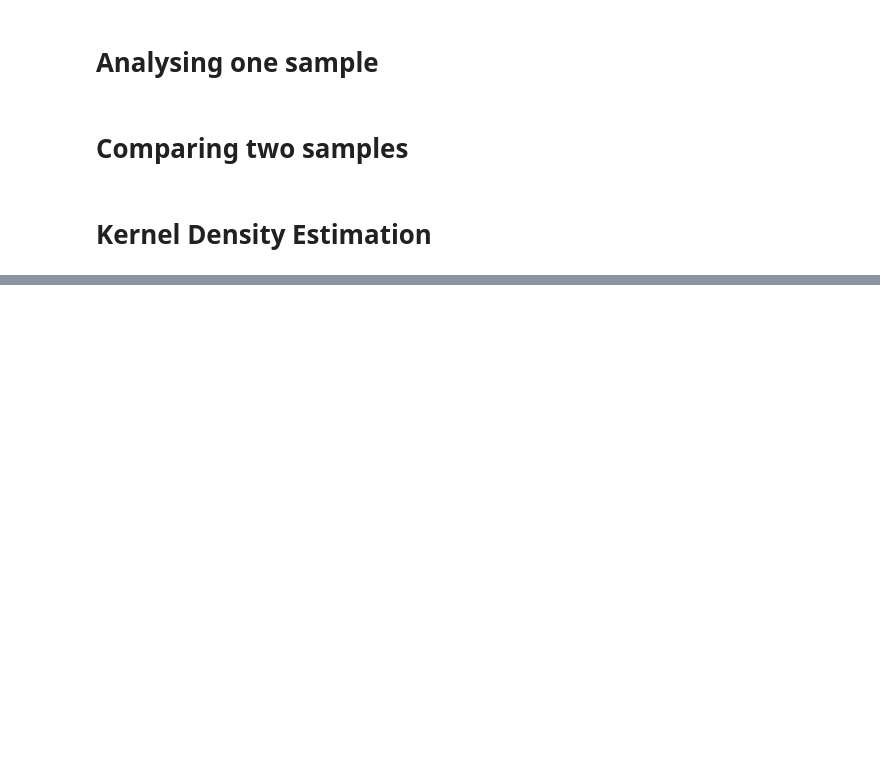
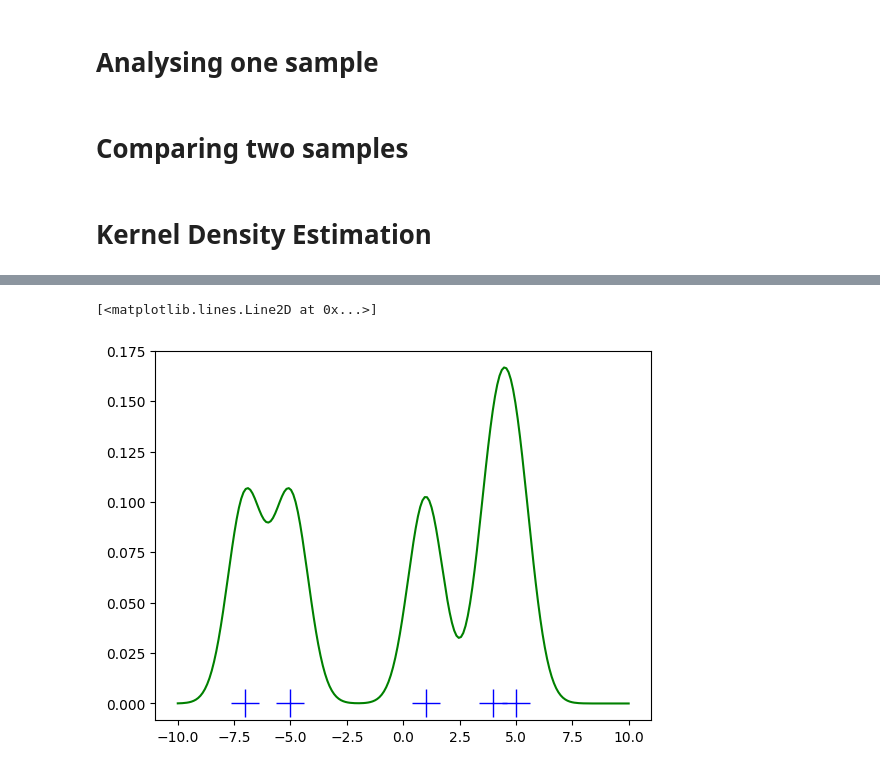
Before and after one commit to miguel-conde/explo_py, a Jupyter notebook: PYTHON/notebooks/SCIPY/random_variables.ipynb, the cells around one changed output, grey strips where cells are left out. Drawn from its saved outputs; the diff is of its cells as text; code cells hidden in the pictures; blank space fills up the shorter version.

```diff
--- a/PYTHON/notebooks/SCIPY/random_variables.ipynb
+++ b/PYTHON/notebooks/SCIPY/random_variables.ipynb
@@ -271,0 +290,14 @@ plt.show()
+# %%
+def my_kde_bandwidth(obj,fac=1./5):
+    """We use Scott's Rule, multiplied by a constant factor."""
+    return np.power(obj.n,-1./(obj.d+4))*fac
+
+fig=plt.figure()
+ax=fig.add_subplot(111)
+ax.plot(x1,np.zeros(x1.shape),'b+',ms=20) #rugplot
+
+kde3=stats.gaussian_kde(x1,bw_method=my_kde_bandwidth)
+ax.plot(x_eval,kde3(x_eval),'g-',label="WithsmallerBW")
+# %% [output]
+[<matplotlib.lines.Line2D at 0x...>]
+[figure, added]
```
Also changed, not shown: parts of 5 cells of this notebook.
